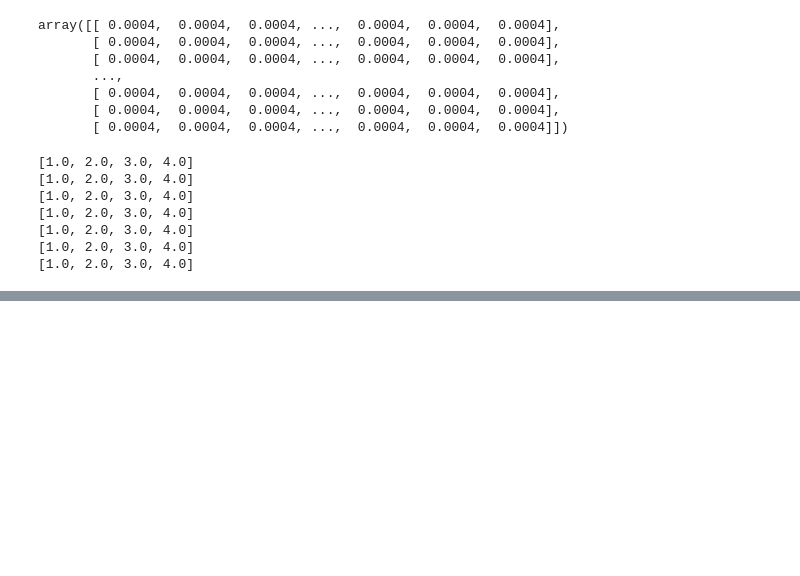
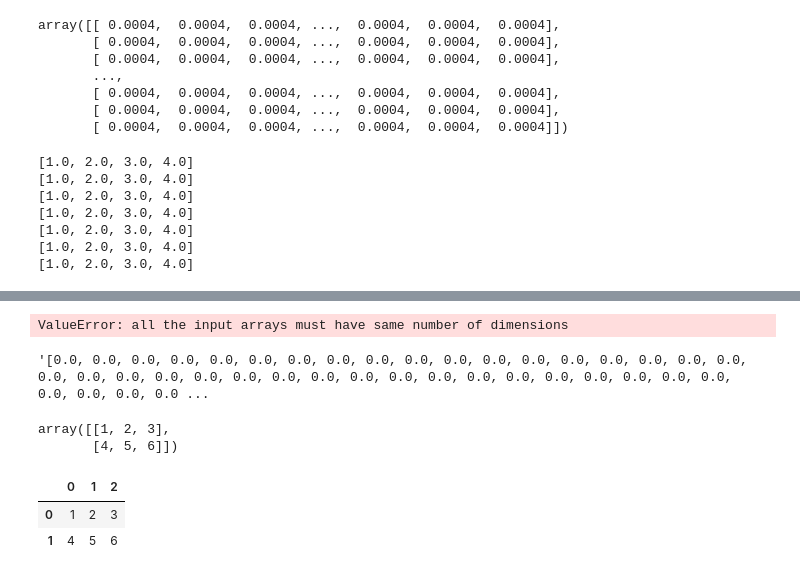
Before and after one commit to Wings-Lab/SelectSensor, a Jupyter notebook: testing.ipynb, the cells around one changed output, grey strips where cells are left out. Saved outputs shown, nothing was run; the diff lists cells and outputs as text; code cells hidden in the pictures; blank space fills up the shorter version.

```diff
--- a/testing.ipynb
+++ b/testing.ipynb
@@ -184,0 +203,4 @@ with open('test.txt', 'r') as f:
+# %%
+np.concatenate(([], data2), axis=0).shape
+# %% [output]
+ValueError: all the input arrays must have same number of dimensions
@@ -184,0 +209,17 @@ with open('test.txt', 'r') as f:
+# %%
+str(a.tolist())
+# %% [output]
+'[0.0, 0.0, 0.0, 0.0, 0.0, 0.0, 0.0, 0.0, 0.0, 0.0, 0.0, 0.0, 0.0, 0.0, 0.0, 0.0, 0.0, 0.0, 0.0, 0.0, 0.0, 0.0, 0.0, 0.0, 0.0, 0.0, 0.0, 0.0, 0.0, 0.0, 0.0, 0.0, 0.0, 0.0, 0.0, 0.0, 0.0, 0.0, 0.0, 0.0 ...
+# %%
+np.array([[1,2,3],
+          [4,5,6]])
+# %% [output]
+array([[1, 2, 3],
+       [4, 5, 6]])
+# %%
+pd.DataFrame(np.array([[1,2,3],
+          [4,5,6]]))
+# %% [output]
+|  | 0 | 1 | 2 |
+| 0 | 1 | 2 | 3 |
+| 1 | 4 | 5 | 6 |
```
Also changed, not shown: parts of 5 cells of this notebook, 3 other files.
